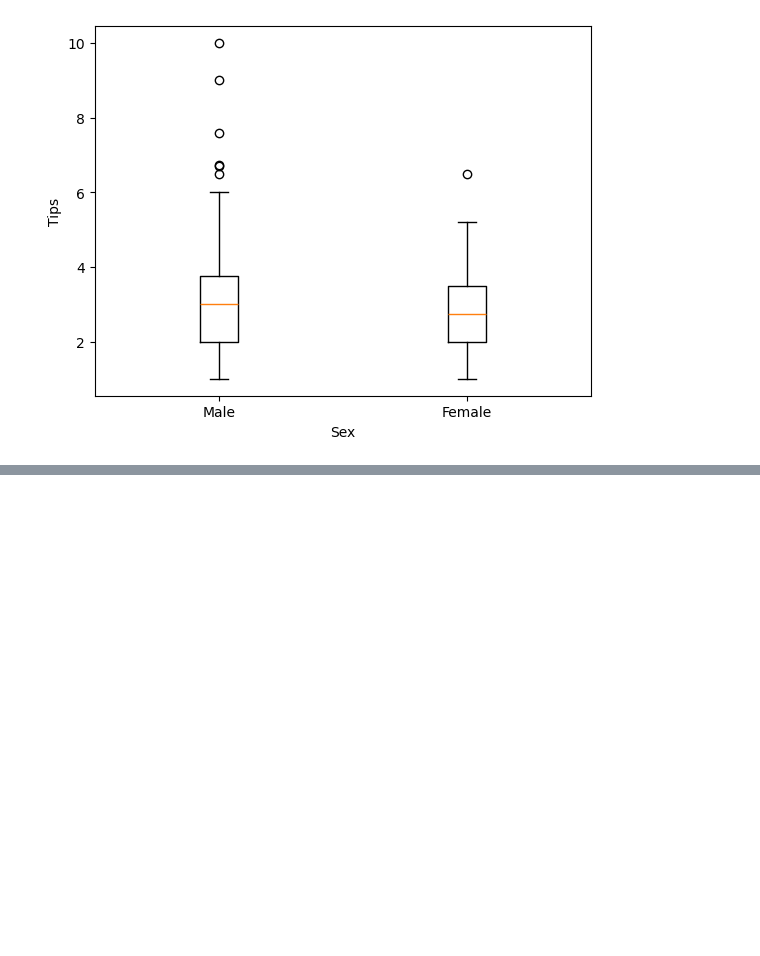
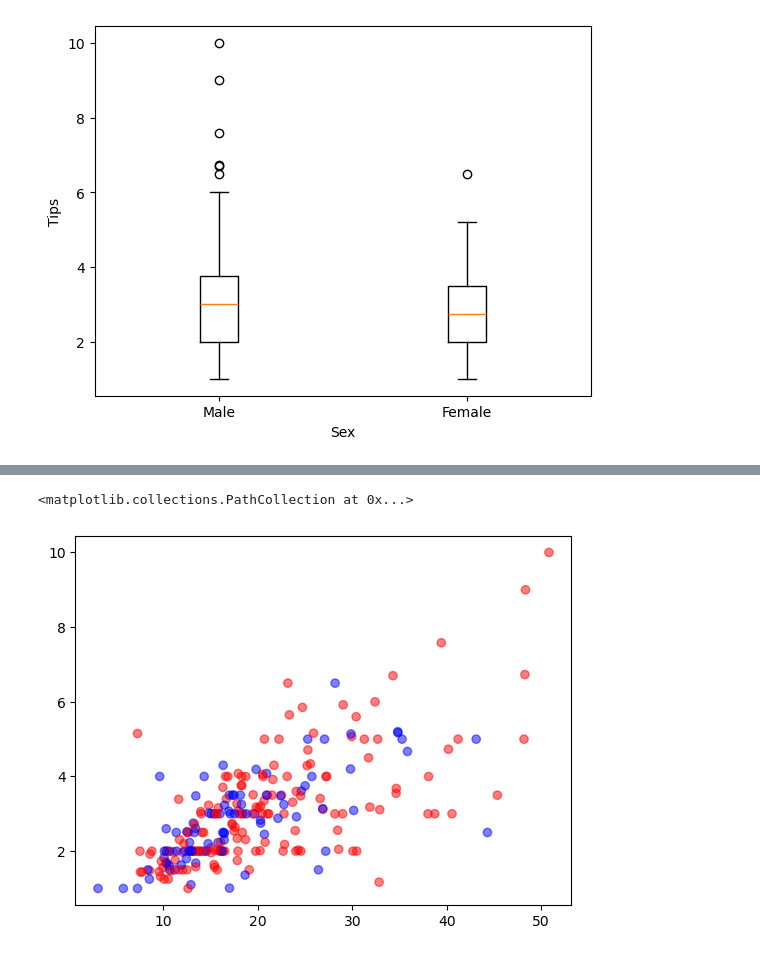
Before and after one commit to mgsong83/Deeplearning, a Jupyter notebook: pandas/pandas_visualization2.ipynb, the cells around one changed output, grey strips where cells are left out. Drawn from its saved outputs; the diff is of its cells as text; code cells hidden in the pictures; blank space fills up the shorter version.

```diff
--- a/pandas/pandas_visualization2.ipynb
+++ b/pandas/pandas_visualization2.ipynb
@@ -53,0 +71,11 @@ Text(0, 0.5, 'Tips')
+# %%
+sex_mapping = {'Male':'red', 'Female':'blue'}
+tips['sex_color'] = tips['sex'].map(sex_mapping)
+# %%
+plt.scatter( x = tips['total_bill'],
+            y = tips['tip'],
+            c = tips['sex_color'],
+            alpha=0.5)
+# %% [output]
+<matplotlib.collections.PathCollection at 0x...>
+[figure, added]
```
Also changed, not shown: parts of 1 cell of this notebook, 19 other files.
